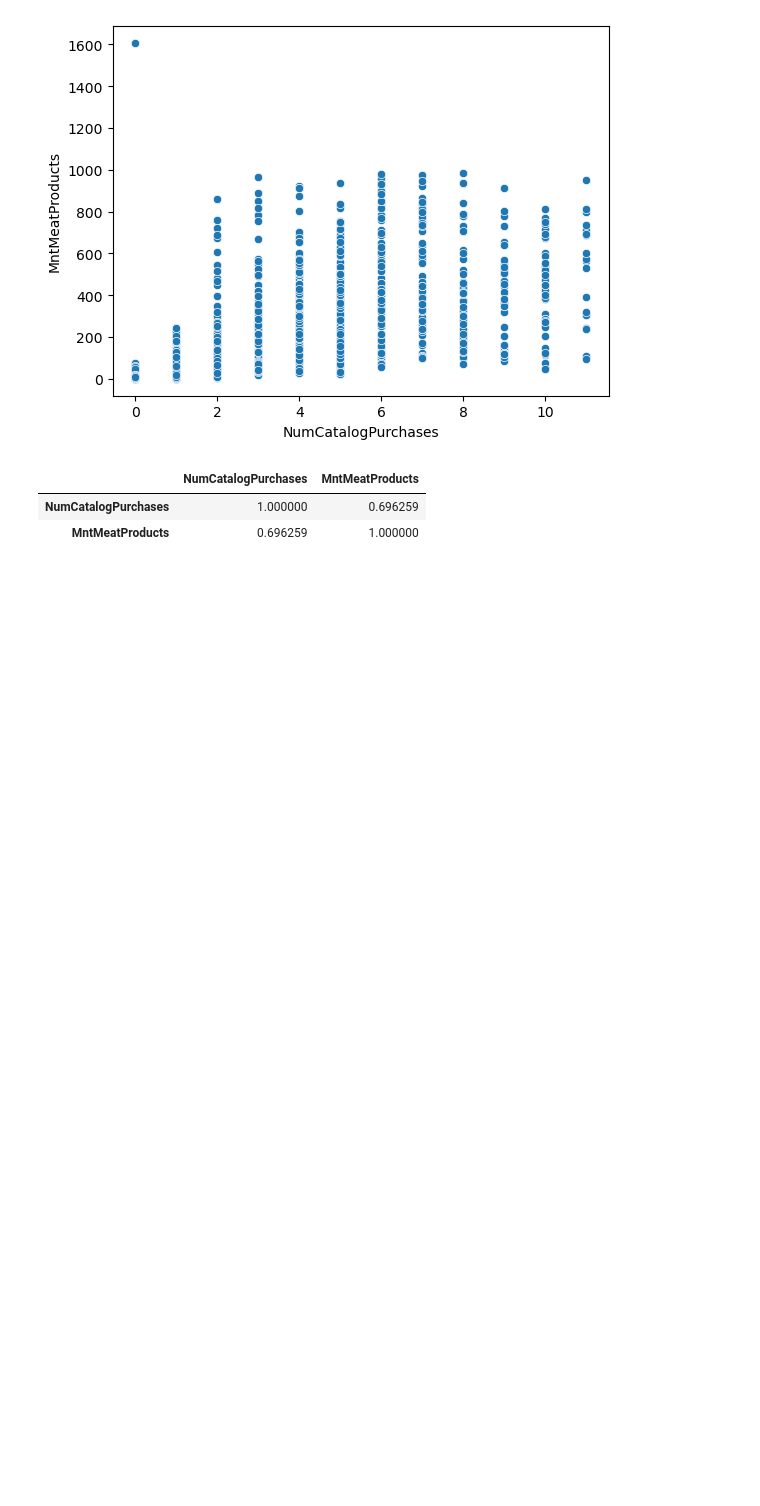
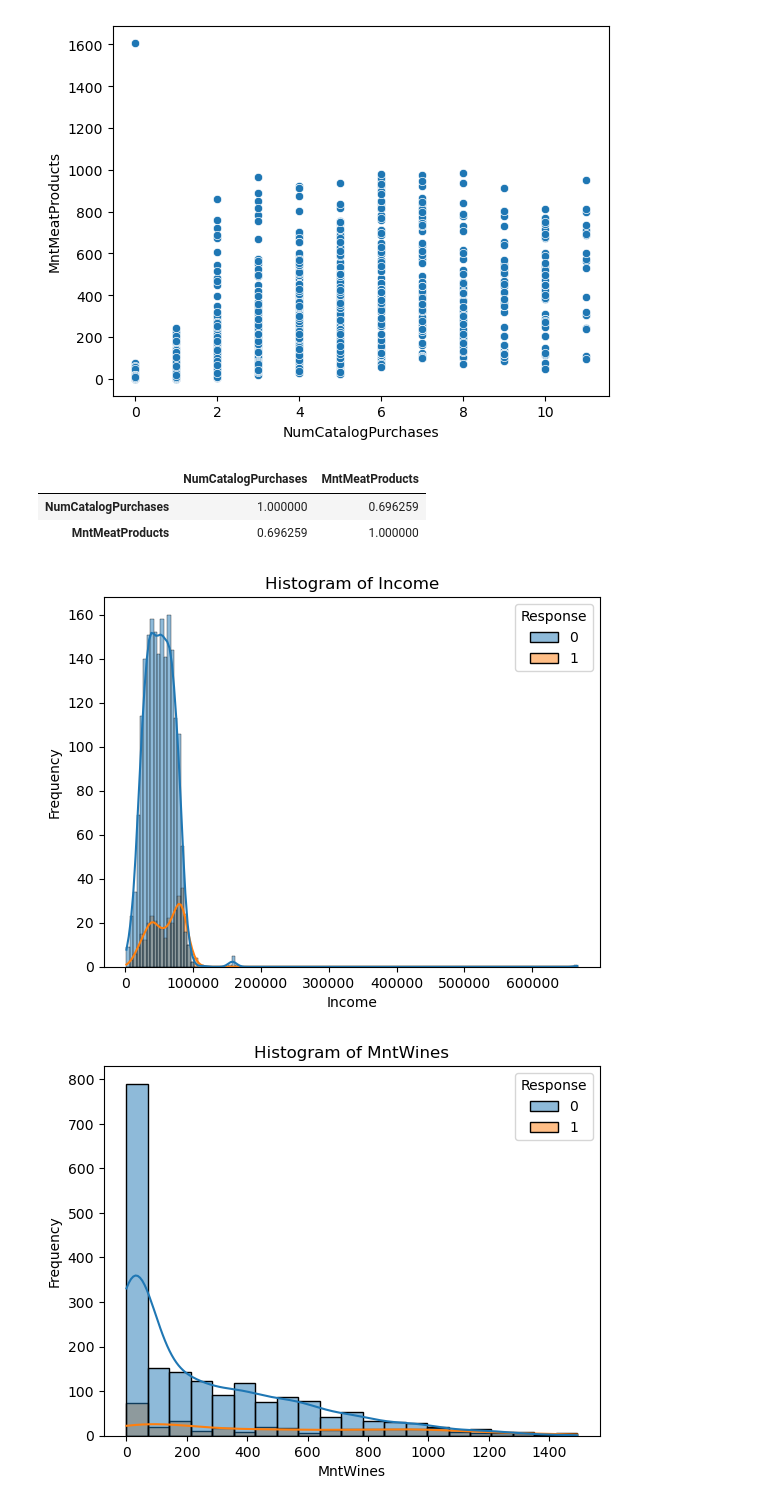
Before and after one commit to Kushagrarajsinghavisoft/Fastapi_Evaluations, a Jupyter notebook: Weekly_Assignment_8/notebooks/eda.ipynb, the cells around one changed output. Drawn from its saved outputs; the diff is of its cells as text; code cells hidden in the pictures; blank space fills up the shorter version.

```diff
--- a/Weekly_Assignment_8/notebooks/eda.ipynb
+++ b/Weekly_Assignment_8/notebooks/eda.ipynb
@@ -297,3 +280,18 @@ customer_data.loc[customer_data['NumCatalogPurchases'] < 20][['NumCatalogPurchas
 |  | NumCatalogPurchases | MntMeatProducts |
 | NumCatalogPurchases | 1.000000 | 0.696259 |
 | MntMeatProducts | 0.696259 | 1.000000 |
+# %%
+# lets remove ID, Year_Birth, Z_CostContact, Z_Revenue
+customer_data_reduced = customer_data.drop(['ID', 'Education' ,'MntFishProducts', 'MntSweetProducts', 'Complain', 'NumStorePurchases', 'Year_Birth', 'Z_CostContact', 'MntGoldProds', 'Dt_Customer', 'NumWebPurchases', 'NumStorePurchases', 'NumDealsPurchases', 'NumWebVisitsMonth', 'Z_Revenue', 'Dt_Customer', 'Marital_Status', 'Kidhome',
+       'Teenhome', 'Recency'], axis=1)
+# %%
+#plotting histplot for all the columns with relation to diagnosis to analyze data in more efficient manner
+for i, column in enumerate(customer_data_reduced.columns):
+    sns.histplot(data=customer_data_reduced, x=column,hue='Response', kde=True)
+    plt.xlabel(column)
+    plt.ylabel('Frequency')
+    plt.title(f'Histogram of {column}')
+    plt.show()
+# %% [output]
+[figure, added]
+[figure, added]
```
Also changed, not shown: parts of 12 cells of this notebook, 4 other files.
